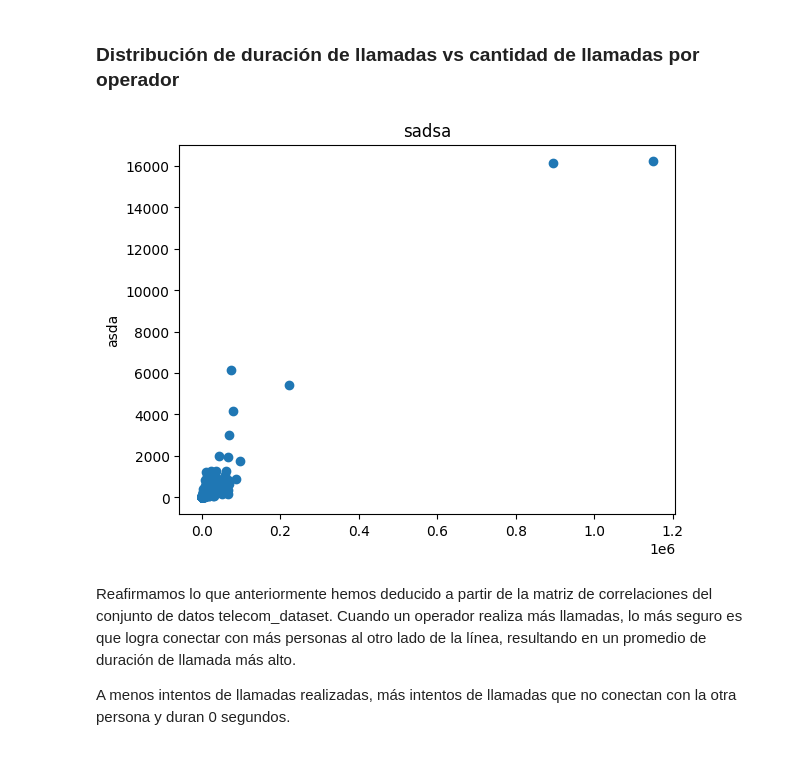
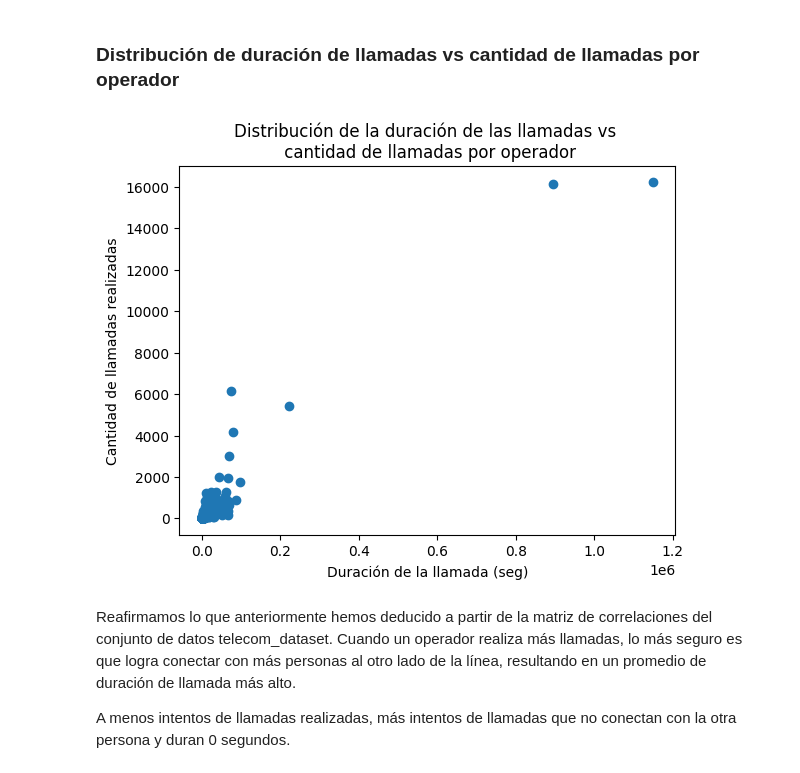
Before and after one commit to melissacarvajal/TripleTen-Final-Project, a Jupyter notebook: EDA Telecomunicaciones/Proyecto Final - CallMeMaybe.ipynb, the cells around one changed output. Saved outputs shown, nothing was run; the diff lists cells and outputs as text; code cells hidden in the pictures.

```diff
--- a/EDA Telecomunicaciones/Proyecto Final - CallMeMaybe.ipynb
+++ b/EDA Telecomunicaciones/Proyecto Final - CallMeMaybe.ipynb
@@ -577,15 +578,16 @@ Podemos observar que la cantidad de llamadas salientes, aunque varía de mes a m
 # %%
 plt.scatter(
     out_calls_total_per_moth_avg['call_duration'],
     out_calls_total_per_moth_avg['monthly_avg_out_calls'],
 )
 
-plt.title('sadsa')
-plt.ylabel('asda')
+plt.title('Distribución de la duración de las llamadas vs \n cantidad de llamadas por operador')
+plt.xlabel('Duración de la llamada (seg)')
+plt.ylabel('Cantidad de llamadas realizadas')
 
 plt.show()
 # %% [output]
-[figure, old version]
+[figure, new version]
 # %% [markdown]
 Reafirmamos lo que anteriormente hemos deducido a partir de la matriz de correlaciones del conjunto de datos telecom_dataset. Cuando un operador realiza más llamadas, lo más seguro es que logra conectar con más personas al otro lado de la línea, resultando en un promedio de duración de llamada más alto.
 
```
Also changed, not shown: parts of 11 cells of this notebook.
